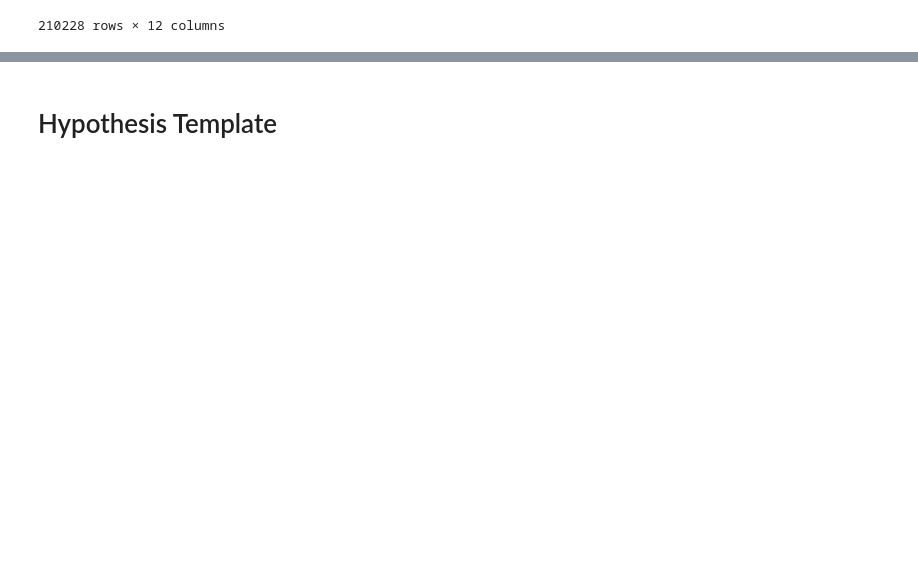
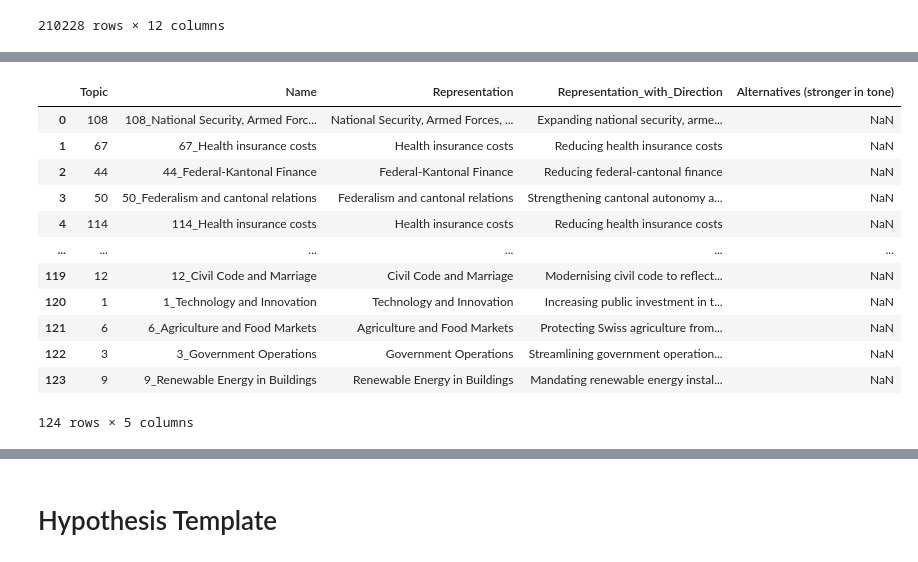
Before and after one commit to MatteoFasulo/DemocraSci-AM, a Jupyter notebook: NLI.ipynb, the cells around one changed output, grey strips where cells are left out. Saved outputs shown, nothing was run; the diff lists cells and outputs as text; code cells hidden in the pictures; blank space fills up the shorter version.

```diff
--- a/NLI.ipynb
+++ b/NLI.ipynb
@@ -94,0 +45,16 @@ sentences_df
+# %%
+df_revised
+# %% [output]
+|  | Topic | Name | Representation | Representation_with_Direction | Alternatives (stronger in tone) |
+| 0 | 108 | 108_National Security, Armed Forc... | National Security, Armed Forces, ... | Expanding national security, arme... | NaN |
+| 1 | 67 | 67_Health insurance costs | Health insurance costs | Reducing health insurance costs | NaN |
+| 2 | 44 | 44_Federal-Kantonal Finance | Federal-Kantonal Finance | Reducing federal-cantonal finance | NaN |
+| 3 | 50 | 50_Federalism and cantonal relations | Federalism and cantonal relations | Strengthening cantonal autonomy a... | NaN |
+| 4 | 114 | 114_Health insurance costs | Health insurance costs | Reducing health insurance costs | NaN |
+| ... | ... | ... | ... | ... | ... |
+| 119 | 12 | 12_Civil Code and Marriage | Civil Code and Marriage | Modernising civil code to reflect... | NaN |
+| 120 | 1 | 1_Technology and Innovation | Technology and Innovation | Increasing public investment in t... | NaN |
+| 121 | 6 | 6_Agriculture and Food Markets | Agriculture and Food Markets | Protecting Swiss agriculture from... | NaN |
+| 122 | 3 | 3_Government Operations | Government Operations | Streamlining government operation... | NaN |
+| 123 | 9 | 9_Renewable Energy in Buildings | Renewable Energy in Buildings | Mandating renewable energy instal... | NaN |
+124 rows × 5 columns
```
Also changed, not shown: parts of 26 cells of this notebook, 1 other file.
